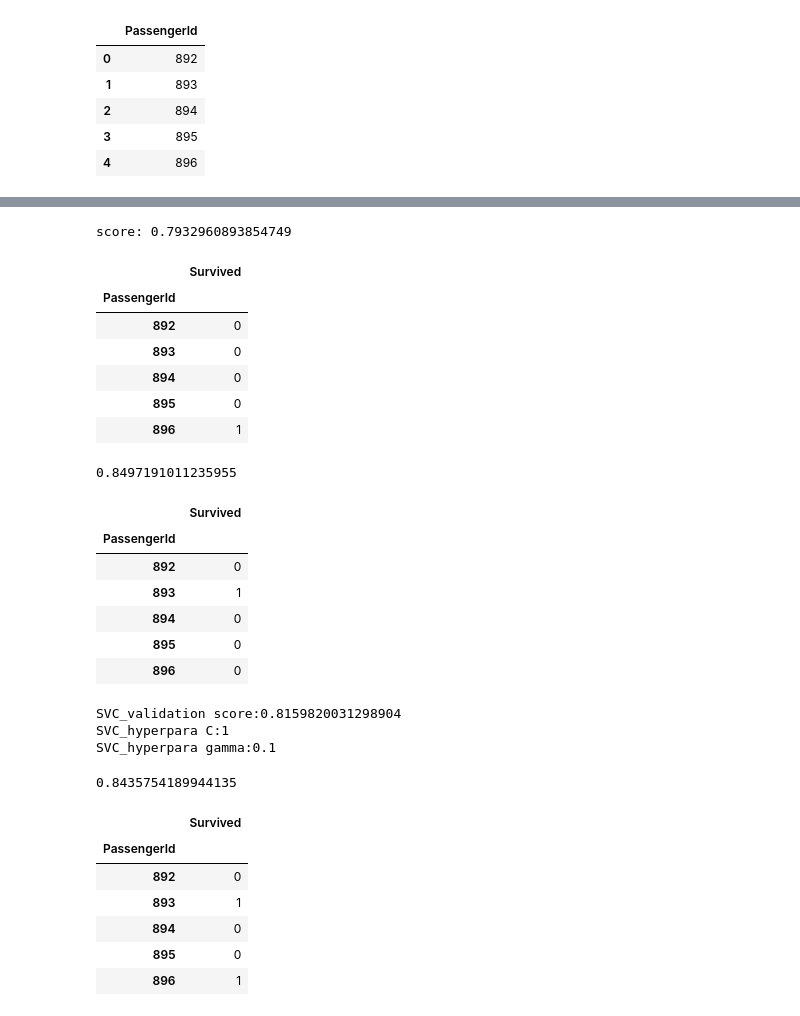
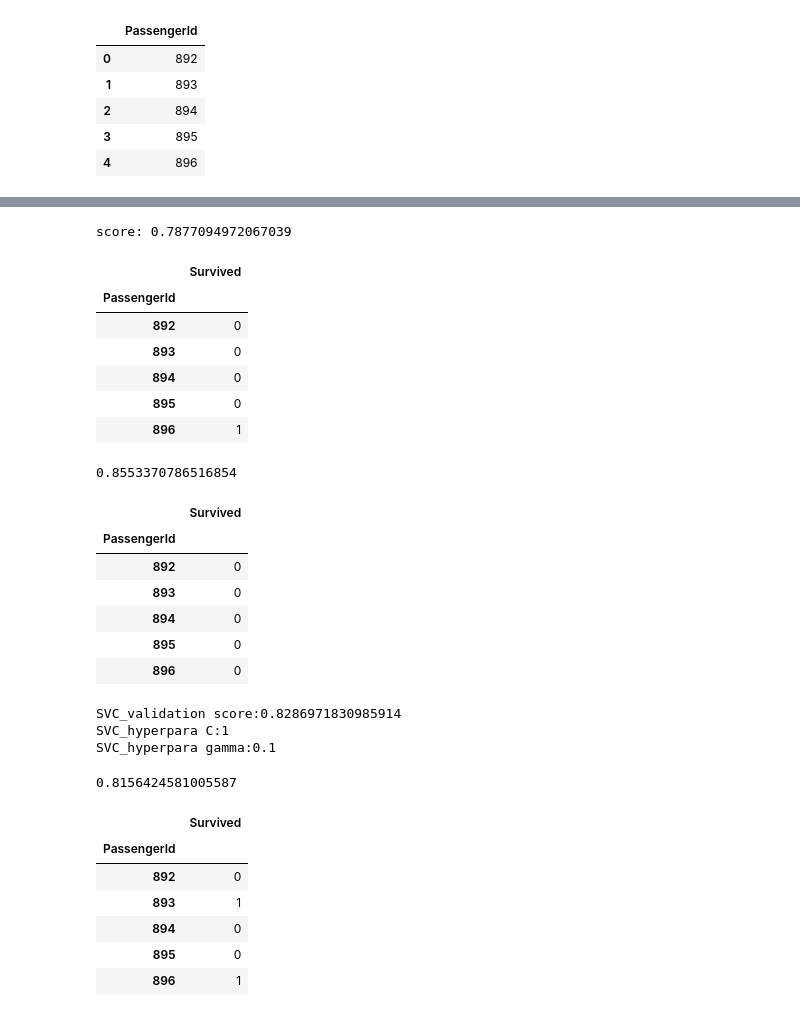
Before and after one commit to YossyTommy/treasurebox, a Jupyter notebook: TitanicHandsOn.ipynb, the cells around one changed output, grey strips where cells are left out. Drawn from its saved outputs; the diff is of its cells as text; code cells hidden in the pictures.

```diff
--- a/TitanicHandsOn.ipynb
+++ b/TitanicHandsOn.ipynb
@@ -257,10 +257,10 @@ print('score:',model.score(X_test,t_test))
 outputLR=pd.DataFrame(index=passenser_id)
 pred=model.predict(test)
 outputLR['Survived']=pred
-outputLR.to_csv('outputLR'+dt_now.strftime('%Y-%m-%d:%H.%M.%S')+'.csv')
+outputLR.to_csv(dt_now.strftime('%Y-%m-%d:%H.%M.%S')+'outputLR'+'.csv')
 outputLR.head()
 # %% [output]
-score: 0.7932960893854749
+score: 0.7877094972067039
 |  | Survived |
 | PassengerId |  |
 | 892 | 0 |
@@ -271,19 +271,19 @@ score: 0.7932960893854749
 # %%
 model=MLPClassifier(hidden_layer_sizes=(100,100),alpha=0.001,max_iter=1000000,activation='relu')
 model.fit(X_train,t_train)
 print(model.score(X_train,t_train))
 
 outputMLP=pd.DataFrame(index=passenser_id)
 pred=model.predict(test)
 outputMLP['Survived']=pred
-outputMLP.to_csv('outputMLP'+dt_now.strftime('%Y-%m-%d:%H.%M.%S')+'.csv')
+outputMLP.to_csv(dt_now.strftime('%Y-%m-%d:%H.%M.%S')+'outputMLP'+'.csv')
 outputMLP.head()
 # %% [output]
-0.8497191011235955
+0.8553370786516854
 |  | Survived |
 | PassengerId |  |
 | 892 | 0 |
-| 893 | 1 |
+| 893 | 0 |
 | 894 | 0 |
 | 895 | 0 |
 | 896 | 0 |
@@ -295,7 +295,7 @@ for C in param_list:
     for gamma in param_list:
 
         validation_score_sum=0
-        model=SVC(C=C,kernel='rbf',gamma=gamma,degree=2)
+        model=SVC(C=C,kernel='rbf',gamma=gamma,degree=3)
 
         for i in range(split_size):
 
@@ -311,21 +311,21 @@ print('SVC_validation score:'+str(validation_score))
 print('SVC_hyperpara C:'+str(hyperpara_C))
 print('SVC_hyperpara gamma:'+str(hyperpara_gamma))
 # %% [output]
-SVC_validation score:0.8159820031298904
+SVC_validation score:0.8286971830985914
 SVC_hyperpara C:1
 SVC_hyperpara gamma:0.1
 # %%
-model=SVC(C=hyperpara_C,kernel='rbf',gamma=hyperpara_gamma,degree=2)
+model=SVC(C=hyperpara_C,kernel='rbf',gamma=hyperpara_gamma,degree=3)
 model.fit(X_train,t_train)
 print(model.score(X_test,t_test))
 
 outputSVC=pd.DataFrame(index=passenser_id)
 pred=model.predict(test)
 outputSVC['Survived']=pred
-outputSVC.to_csv('outputSVC'+dt_now.strftime('%Y-%m-%d:%H.%M.%S')+'.csv')
+outputSVC.to_csv(dt_now.strftime('%Y-%m-%d:%H.%M.%S')+'outputSVC'+'.csv')
 outputSVC.head()
 # %% [output]
-0.8435754189944135
+0.8156424581005587
 |  | Survived |
 | PassengerId |  |
 | 892 | 0 |
```
Also changed, not shown: parts of 3 cells of this notebook.
